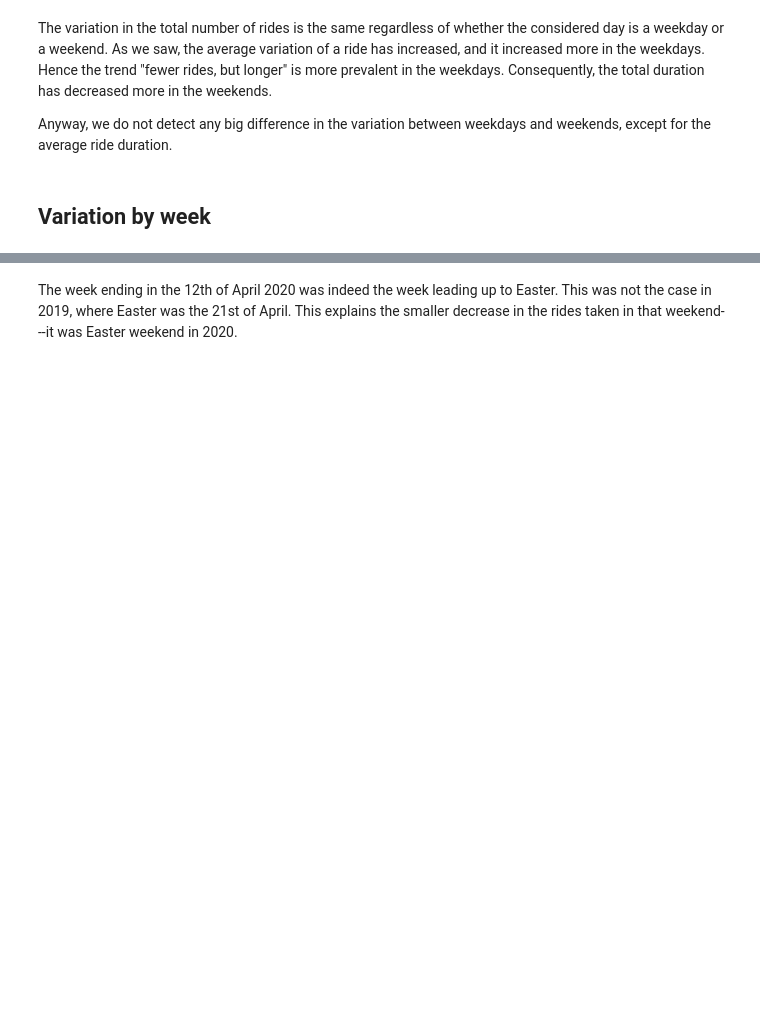
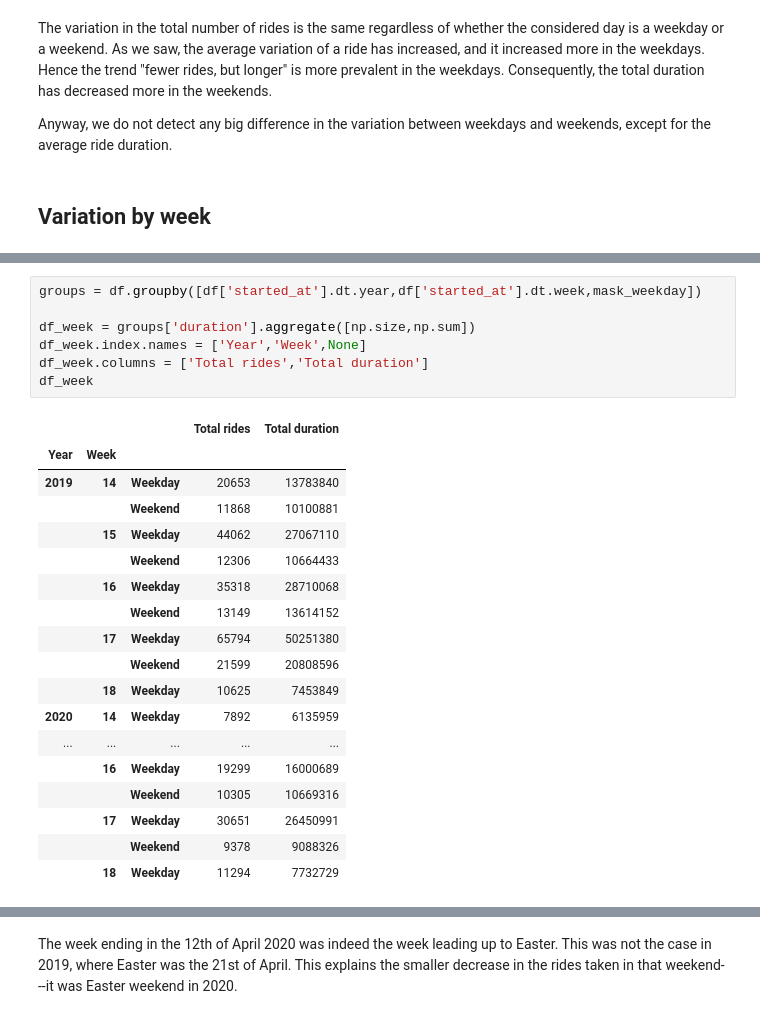
Before and after one commit to Cucni/oslo-bikes-mobility-data, a Jupyter notebook: April.ipynb, the cells around one changed output, grey strips where cells are left out. Saved outputs shown, nothing was run; the diff lists cells and outputs as text; blank space fills up the shorter version.

```diff
--- a/April.ipynb
+++ b/April.ipynb
@@ -475,0 +443,26 @@ df[df.index.week==15]
+# %%
+groups = df.groupby([df['started_at'].dt.year,df['started_at'].dt.week,mask_weekday])
+
+df_week = groups['duration'].aggregate([np.size,np.sum])
+df_week.index.names = ['Year','Week',None]
+df_week.columns = ['Total rides','Total duration']
+df_week
+# %% [output]
+|  |  |  | Total rides | Total duration |
+| Year | Week |  |  |  |
+| 2019 | 14 | Weekday | 20653 | 13783840 |
+|  |  | Weekend | 11868 | 10100881 |
+|  | 15 | Weekday | 44062 | 27067110 |
+|  |  | Weekend | 12306 | 10664433 |
+|  | 16 | Weekday | 35318 | 28710068 |
+|  |  | Weekend | 13149 | 13614152 |
+|  | 17 | Weekday | 65794 | 50251380 |
+|  |  | Weekend | 21599 | 20808596 |
+|  | 18 | Weekday | 10625 | 7453849 |
+| 2020 | 14 | Weekday | 7892 | 6135959 |
+| ... | ... | ... | ... | ... |
+|  | 16 | Weekday | 19299 | 16000689 |
+|  |  | Weekend | 10305 | 10669316 |
+|  | 17 | Weekday | 30651 | 26450991 |
+|  |  | Weekend | 9378 | 9088326 |
+|  | 18 | Weekday | 11294 | 7732729 |
```
Also changed, not shown: parts of 8 cells of this notebook.
